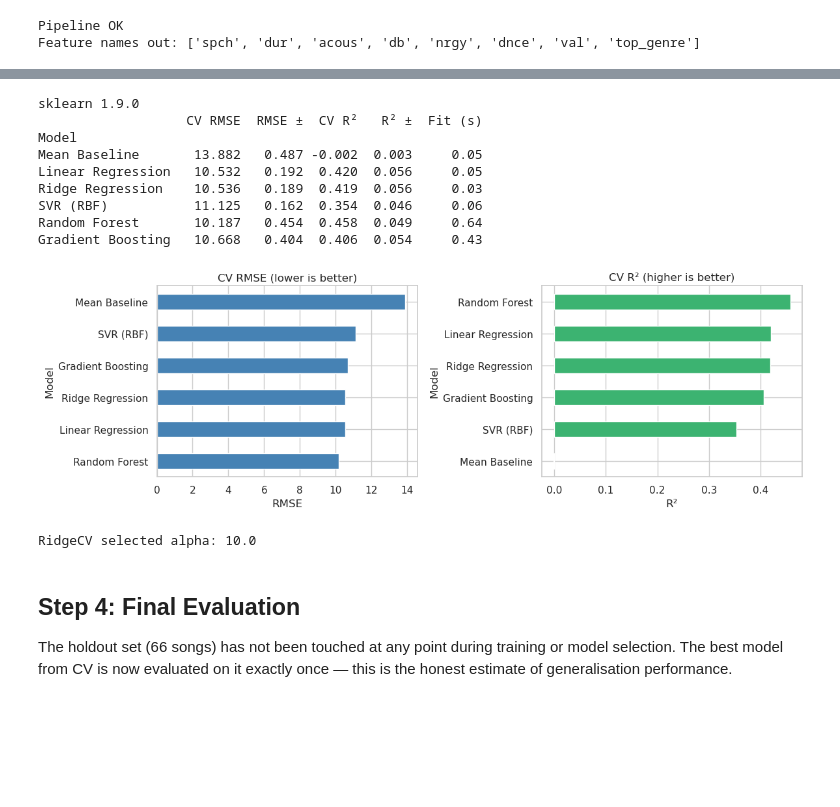
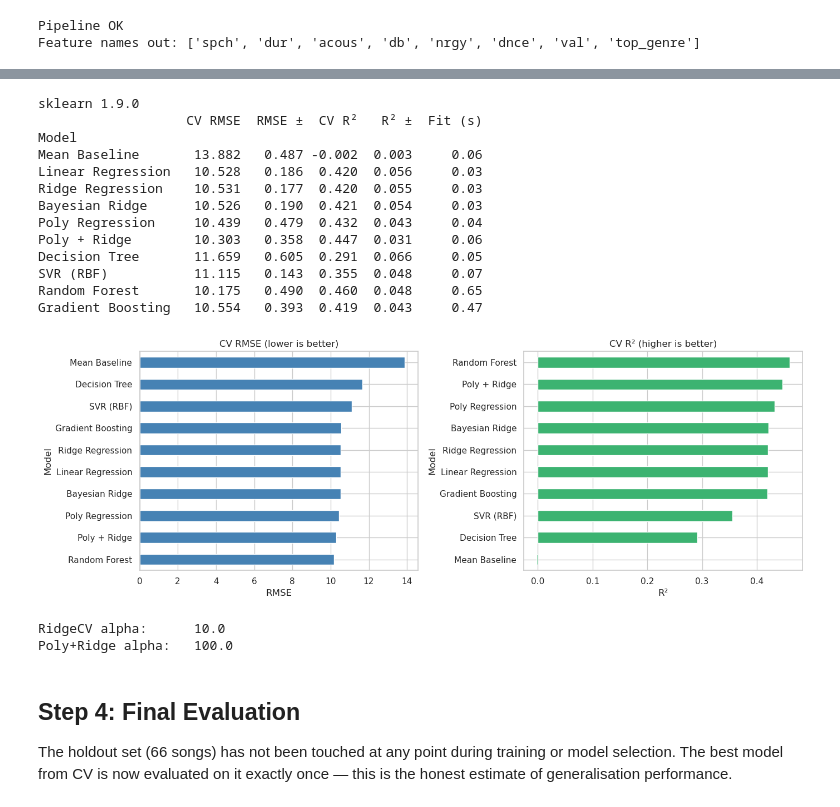
Before and after one commit to nathanorm/stats-notebook, a Jupyter notebook: notebooks/machine-learning/01-ml-tasks.ipynb, the cells around one changed output, grey strips where cells are left out. Drawn from its saved outputs; the diff is of its cells as text; code cells hidden in the pictures; blank space fills up the shorter version.

```diff
--- a/notebooks/machine-learning/01-ml-tasks.ipynb
+++ b/notebooks/machine-learning/01-ml-tasks.ipynb
@@ -576,8 +586,10 @@ Six models are trained using 5-fold cross-validation on the training set (594 ro
 All models use the same preprocessor pipeline (log-transform → scale → target-encode genre) fitted within each CV fold to prevent leakage.
 # %%
 from sklearn.dummy import DummyRegressor
-from sklearn.linear_model import LinearRegression, RidgeCV
+from sklearn.linear_model import LinearRegression, RidgeCV, BayesianRidge
+from sklearn.preprocessing import PolynomialFeatures
 from sklearn.svm import SVR
+from sklearn.tree import DecisionTreeRegressor
 from sklearn.ensemble import RandomForestRegressor, GradientBoostingRegressor
 from sklearn.model_selection import cross_validate, KFold
 from sklearn.metrics import make_scorer, mean_squared_error, r2_score
@@ -592,63 +604,81 @@ def neg_rmse(y, yhat):
 
 scoring = {"rmse": make_scorer(neg_rmse), "r2": "r2"}
 
+def make_poly_pipeline(model, degree=2):
+    """Preprocessor → PolynomialFeatures(degree=2) → model. Always scaled."""
+    return Pipeline([
+        ("pre",   make_preprocessor(scale=True)),
+        ("poly",  PolynomialFeatures(degree=degree, include_bias=False)),
+        ("model", model),
+    ])
+
 pipelines = {
-    "Mean Baseline":     make_pipeline(DummyRegressor(strategy="mean"),                                                                   scale=False),
-    "Linear Regression": make_pipeline(LinearRegression(),                                                                                 scale=True),
-    "Ridge Regression":  make_pipeline(RidgeCV(alphas=[0.01, 0.1, 1, 10, 100]),                                                           scale=True),
-    "SVR (RBF)":         make_pipeline(SVR(kernel="rbf", C=10, gamma="scale"),                                                            scale=True),
-    "Random Forest":     make_pipeline(RandomForestRegressor(n_estimators=200, max_features="sqrt", random_state=42),                      scale=False),
-    "Gradient Boosting": make_pipeline(GradientBoostingRegressor(n_estimators=200, learning_rate=0.05, max_depth=3, random_state=42),      scale=False),
+    "Mean Baseline":     make_pipeline(DummyRegressor(strategy="mean"),                                                                scale=False),
+    "Linear Regression": make_pipeline(LinearRegression(),                                                                             scale=True),
+    "Ridge Regression":  make_pipeline(RidgeCV(alphas=[0.01, 0.1, 1, 10, 100]),                                                        scale=True),
+    "Bayesian Ridge":    make_pipeline(BayesianRidge(max_iter=300),                                                                    scale=True),
+    "Poly Regression":   make_poly_pipeline(LinearRegression()),
+    "Poly + Ridge":      make_poly_pipeline(RidgeCV(alphas=[0.01, 0.1, 1, 10, 100])),
+    "Decision Tree":     make_pipeline(DecisionTreeRegressor(max_depth=3, random_state=42),                                            scale=False),
+    "SVR (RBF)":         make_pipeline(SVR(kernel="rbf", C=10, gamma="scale"),                                                         scale=True),
+    "Random Forest":     make_pipeline(RandomForestRegressor(n_estimators=200, max_features="sqrt", random_state=42),                  scale=False),
+    "Gradient Boosting": make_pipeline(GradientBoostingRegressor(n_estimators=200, learning_rate=0.05, max_depth=3, random_state=42),  scale=False),
 }
 
-rows, fitted_pipelines = [], {}
+rows, fitted_pipelines, fold_scores = [], {}, {}
 
 for name, pipe in pipelines.items():
     t0  = time.time()
     res = cross_validate(pipe, X_train, y_train, cv=CV, scoring=scoring)
     elapsed = time.time() - t0
+    fold_scores[name] = -res["test_rmse"]    # per-fold RMSE (positive), stored for effect-size analysis
     rows.append({
         "Model":    name,
         "CV RMSE":  round(-res["test_rmse"].mean(), 3),
         "RMSE ±":   round(res["test_rmse"].std(), 3),
         "CV R²":    round(res["test_r2"].mean(), 3),
         "R² ±":     round(res["test_r2"].std(), 3),
         "Fit (s)":  round(elapsed, 2),
     })
     pipe.fit(X_train, y_train)
     fitted_pipelines[name] = pipe
 
 results_df = pd.DataFrame(rows).set_index("Model")
 print(results_df.to_string())
 
 # ── Bar chart comparison ───────────────────────────────────────────────────────
-fig, axes = plt.subplots(1, 2, figsize=(12, 4))
+fig, axes = plt.subplots(1, 2, figsize=(14, 5))
 results_df["CV RMSE"].sort_values().plot(kind="barh", ax=axes[0], color="steelblue", edgecolor="white")
 axes[0].set_title("CV RMSE (lower is better)")
 axes[0].set_xlabel("RMSE")
 
 results_df["CV R²"].sort_values().plot(kind="barh", ax=axes[1], color="mediumseagreen", edgecolor="white")
 axes[1].set_title("CV R² (higher is better)")
 axes[1].set_xlabel("R²")
 
 plt.tight_layout()
 plt.show()
 
-# ── Ridge alpha selected ──────────────────────────────────────────────────────
-alpha = fitted_pipelines["Ridge Regression"].named_steps["model"].alpha_
-print(f"\nRidgeCV selected alpha: {alpha}")
+# ── Regularisation alphas selected by inner CV ────────────────────────────────
+print(f"\nRidgeCV alpha:      {fitted_pipelines['Ridge Regression'].named_steps['model'].alpha_}")
+print(f"Poly+Ridge alpha:   {fitted_pipelines['Poly + Ridge'].named_steps['model'].alpha_}")
 # %% [output]
 sklearn 1.9.0
                    CV RMSE  RMSE ±  CV R²   R² ±  Fit (s)
 Model
-Mean Baseline       13.882   0.487 -0.002  0.003     0.05
-Linear Regression   10.532   0.192  0.420  0.056     0.05
-Ridge Regression    10.536   0.189  0.419  0.056     0.03
-SVR (RBF)           11.125   0.162  0.354  0.046     0.06
-Random Forest       10.187   0.454  0.458  0.049     0.64
-Gradient Boosting   10.668   0.404  0.406  0.054     0.43
+Mean Baseline       13.882   0.487 -0.002  0.003     0.06
+Linear Regression   10.528   0.186  0.420  0.056     0.03
+Ridge Regression    10.531   0.177  0.420  0.055     0.03
+Bayesian Ridge      10.526   0.190  0.421  0.054     0.03
+Poly Regression     10.439   0.479  0.432  0.043     0.04
+Poly + Ridge        10.303   0.358  0.447  0.031     0.06
+Decision Tree       11.659   0.605  0.291  0.066     0.05
+SVR (RBF)           11.115   0.143  0.355  0.048     0.07
+Random Forest       10.175   0.490  0.460  0.048     0.65
+Gradient Boosting   10.554   0.393  0.419  0.043     0.47
-[figure, old version]
+[figure, new version]
-RidgeCV selected alpha: 10.0
+RidgeCV alpha:      10.0
+Poly+Ridge alpha:   100.0
 # %% [markdown]
 ## Step 4: Final Evaluation
 
```
Also changed, not shown: parts of 9 cells of this notebook.
